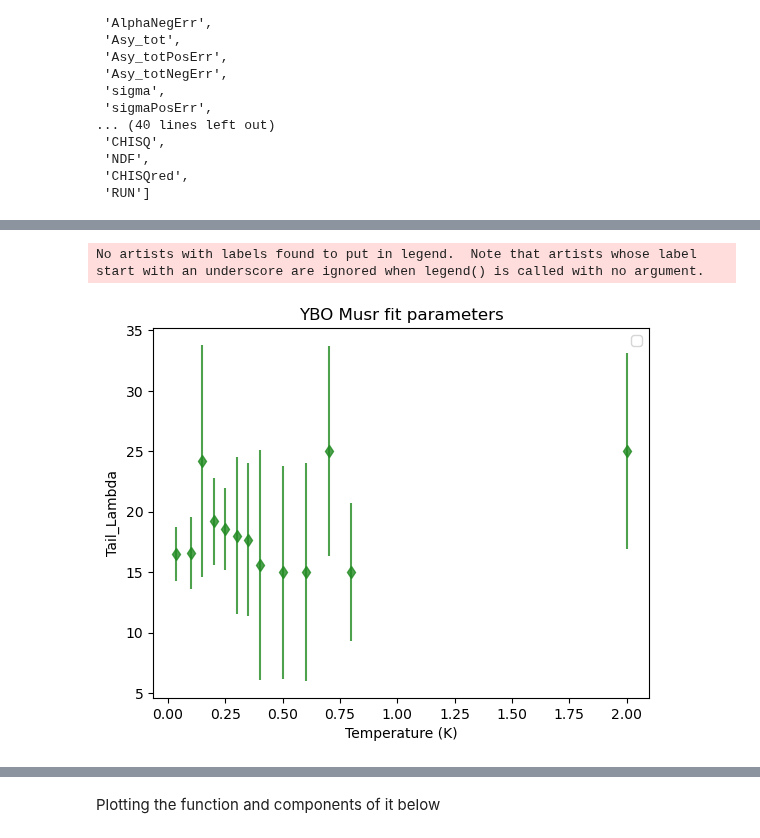
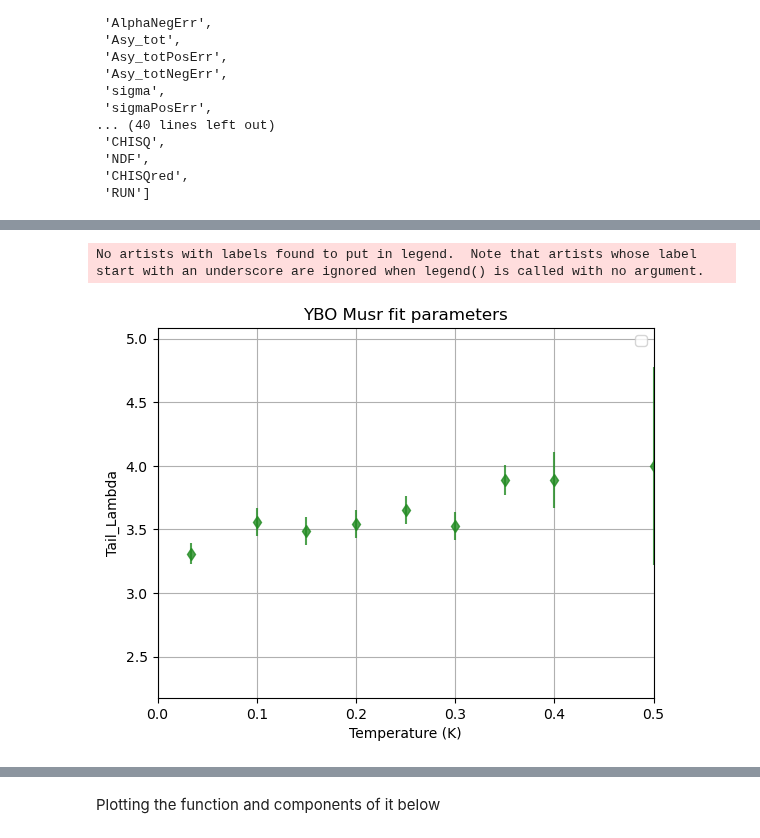
Before and after one commit to Brogan8813/strain-cell, a Jupyter notebook: PPMS_Data_and_Plotting/Plotting/MusrPlotting/New_format_plotting/Beta_1/New_Format_Plotting.ipynb, the cells around one changed output, grey strips where cells are left out. Drawn from its saved outputs; the diff is of its cells as text; code cells hidden in the pictures.

```diff
--- a/PPMS_Data_and_Plotting/Plotting/MusrPlotting/New_format_plotting/Beta_1/New_Format_Plotting.ipynb
+++ b/PPMS_Data_and_Plotting/Plotting/MusrPlotting/New_format_plotting/Beta_1/New_Format_Plotting.ipynb
@@ -3,7 +3,7 @@ import pandas as pd
 import matplotlib.pyplot as plt
 
 
-datafile = 'beta_fixed_post_lock_25_009.txt'
+datafile = 'beta_fixed_post_lock_26_015.txt'
 df = pd.read_csv(datafile, delim_whitespace=True)
 list(df)
 # %% [output]
@@ -48,24 +68,24 @@ No artists with labels found to put in legend.  Note that artists whose label st
 # %%
 
 #Plotting section using defined functions
 
 df = pd.read_csv(datafile, delim_whitespace=True)
 
 
 plt.xlabel('Temperature (K)')
 plt.ylabel('Tail_Lambda')
 plt.errorbar(df['dataT'], df['Tail_Lambda_2461'], yerr=df['Tail_Lambda_2461PosErr'],fmt="d", color='forestgreen', alpha=.8)
-#plt.xlim((0,0.5))
+plt.xlim((0,0.5))
 #plt.ylim((0, 35))
 
 #plt.axhline(0.2392,color = 'r', label='Original Asy_tot')
-
+plt.grid('both')
 plt.legend()
 plt.title('YBO Musr fit parameters')
 plt.show()
 # %% [output]
 No artists with labels found to put in legend.  Note that artists whose label start with an underscore are ignored when legend() is called with no argument.
-[figure, old version]
+[figure, new version]
 # %%
 #Plotting section using defined functions
 
```
Also changed, not shown: parts of 9 cells of this notebook, 22 other files.
